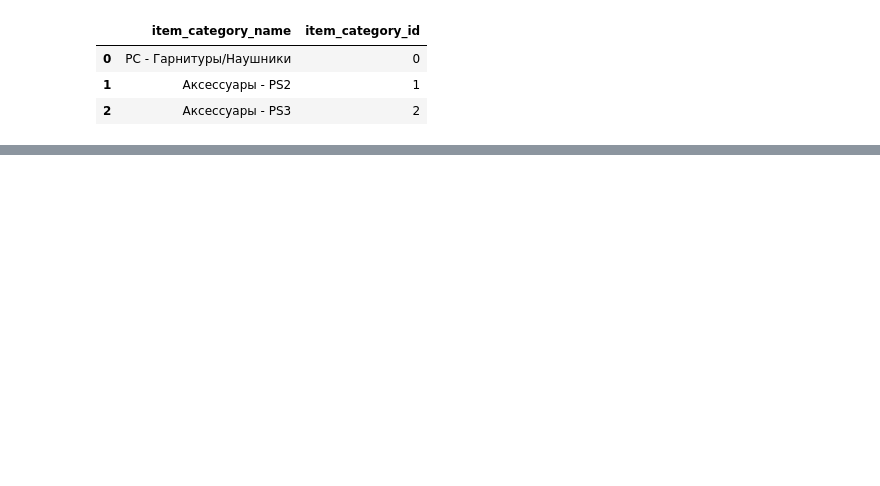
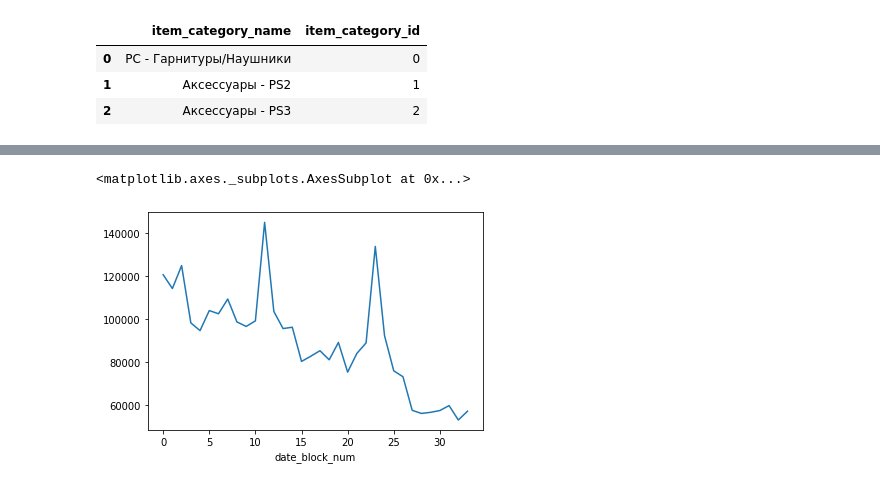
Before and after one commit to Evgeniy-2000/ML_practice_project, a Jupyter notebook: Main.ipynb, the cells around one changed output, grey strips where cells are left out. Cells and saved outputs as stored; diff of their text form; code cells hidden in the pictures; blank space fills up the shorter version.

```diff
--- a/Main.ipynb
+++ b/Main.ipynb
@@ -32,0 +140,6 @@ shops
+# %%
+sales_by_date = train_grouped_by_month.groupby(['date_block_num'])['item_cnt_month'].sum()
+sales_by_date.plot()
+# %% [output]
+<matplotlib.axes._subplots.AxesSubplot at 0x...>
+[figure, added]
```
Also changed, not shown: parts of 18 cells of this notebook.
